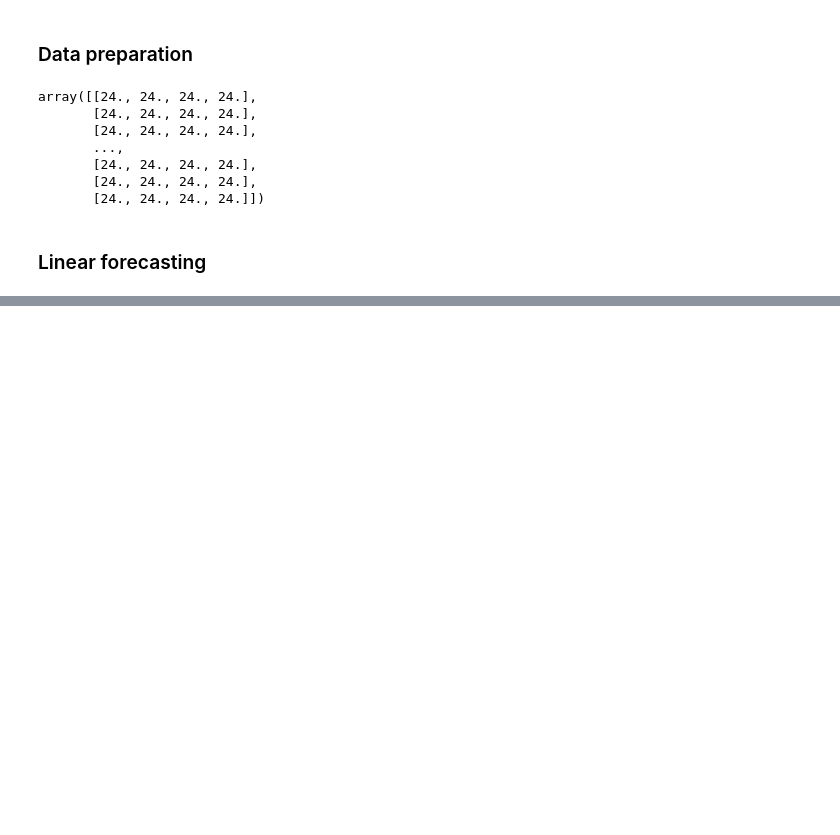
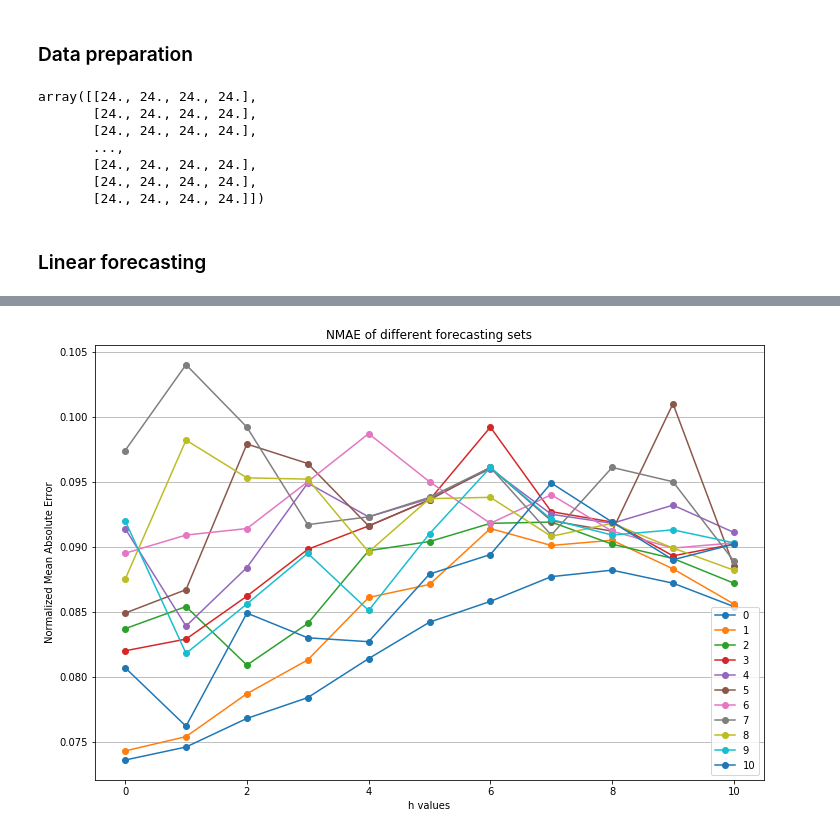
Before and after one commit to Will1998/Network-Analytics, a Jupyter notebook: Network Service Metrics Forecasting.ipynb, the cells around one changed output, grey strips where cells are left out. Drawn from its saved outputs; the diff is of its cells as text; code cells hidden in the pictures; blank space fills up the shorter version.

```diff
--- a/Network Service Metrics Forecasting.ipynb
+++ b/Network Service Metrics Forecasting.ipynb
@@ -265,0 +463,15 @@ plt.show()
+# %%
+testYYY = np.array(testXXX).T
+figure(figsize=(12, 8))
+valuesH = np.arange(11)
+for i in range(11):
+    plt.plot(np.arange(11),testYYY[i], '-o', label = str(i))
+plt.xlabel('h values')
+plt.ylabel('Normalized Mean Absolute Error')
+plt.legend()
+plt.title('NMAE of different forecasting sets')
+plt.grid()
+plt.grid(axis='x')
+plt.show()
+# %% [output]
+[figure, added]
```
Also changed, not shown: parts of 21 cells of this notebook.
